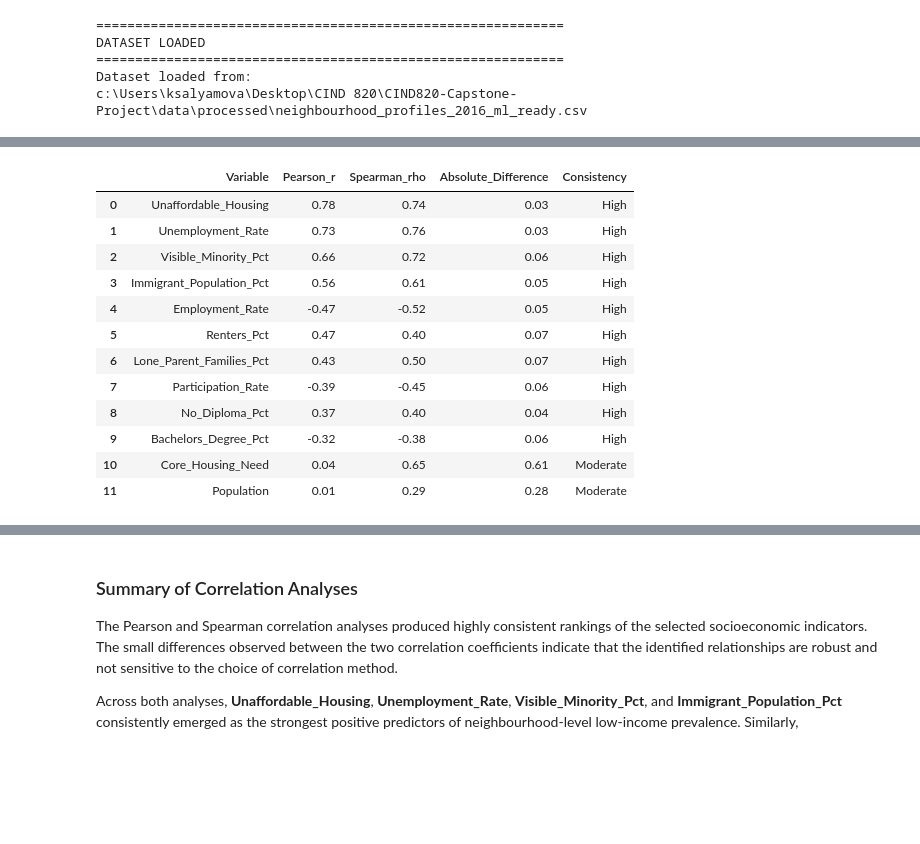
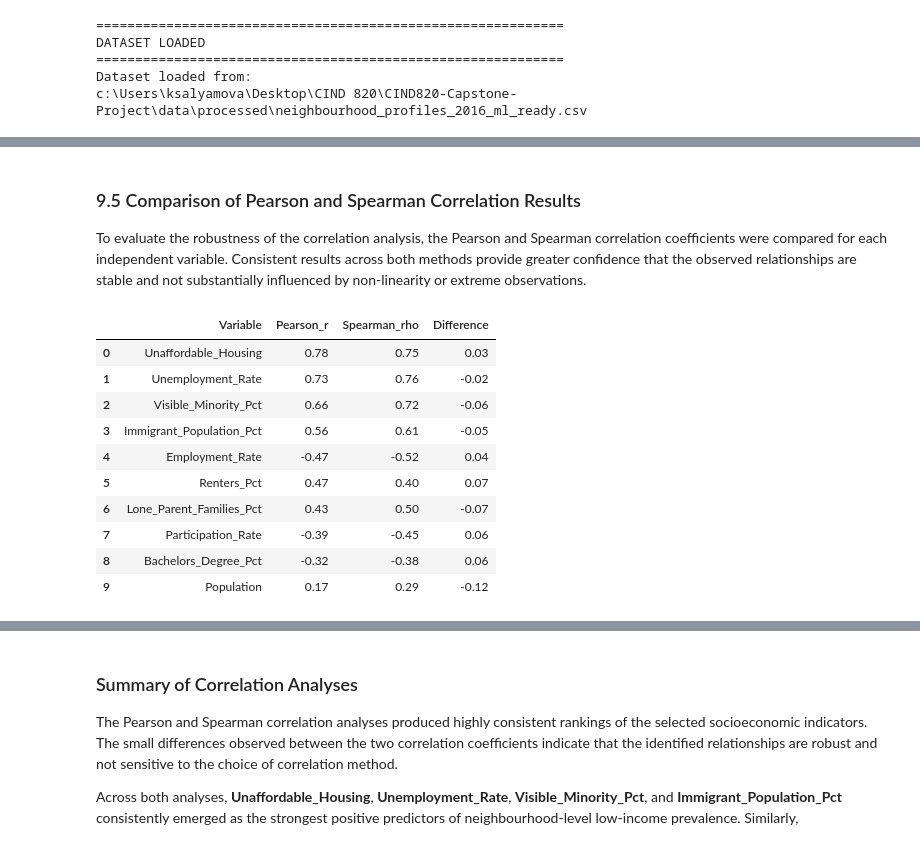
Before and after one commit to ksalyamova/CIND820-Capstone-Project, a Jupyter notebook: notebooks/01_2016_dataset/02_Feature_Relationship_Analysis.ipynb, the cells around one changed output, grey strips where cells are left out. Saved outputs shown, nothing was run; the diff lists cells and outputs as text; code cells hidden in the pictures; blank space fills up the shorter version.

```diff
--- a/notebooks/01_2016_dataset/02_Feature_Relationship_Analysis.ipynb
+++ b/notebooks/01_2016_dataset/02_Feature_Relationship_Analysis.ipynb
@@ -262,0 +242,12 @@ These normalized variables will be used throughout the remainder of the statisti
+# %%
+# Replace count-based variables with percentage-based variables
+
+df = df.drop(columns=[
+    "Bachelors_Degree",
+    "No_Diploma",
+    "Immigrant_Population",
+    "Visible_Minority",
+    "Renters",
+    "Lone_Parent_Families"])
+
+print(df.columns)
@@ -322,5 +311,5 @@ The resulting correlation coefficients provide quantitative evidence for identif
 # %%
-# Variables for Correlation Analysis
+# Create DataFrame for Feature Relationship Analysis
 
 correlation_df = df[
     [
@@ -329,12 +318,14 @@ correlation_df = df[
         "Employment_Rate",
         "Unemployment_Rate",
         "Bachelors_Degree_Pct",
-        "No_Diploma_Pct",
+        "Visible_Minority_Pct",
         "Immigrant_Population_Pct",
-        "Visible_Minority_Pct",
         "Renters_Pct",
-        "Core_Housing_Need",
+        "Lone_Parent_Families_Pct",
         "Unaffordable_Housing",
-        "Lone_Parent_Families_Pct",
         "Low_Income_AfterTax_Pct"
-    ]]
+    ]
+].copy()
+
+print(f"Correlation DataFrame Shape: {correlation_df.shape}")
+display(correlation_df.head())
@@ -605,39 +568,35 @@ display(
+# %% [markdown]
+### 9.5 Comparison of Pearson and Spearman Correlation Results
+
+To evaluate the robustness of the correlation analysis, the Pearson and Spearman correlation coefficients were compared for each independent variable. Consistent results across both methods provide greater confidence that the observed relationships are stable and not substantially influenced by non-linearity or extreme observations.
 # %%
-# Pearson vs Spearman Comparison
+# Compare Pearson and Spearman Correlation Results
 
 comparison = (
-    pearson_results[["Variable", "Pearson_r"]]
-    .merge(
-        spearman_results[["Variable", "Spearman_rho"]],
-        on="Variable"    ))
+    pearson_results[["Variable", "Pearson_r"]].merge(spearman_results[["Variable", "Spearman_rho"]], on="Variable" ))
 
-comparison["Absolute_Difference"] = (
-    comparison["Pearson_r"] - comparison["Spearman_rho"]
-).abs()
-
-comparison["Consistency"] = comparison["Absolute_Difference"].apply(
-    lambda x: "High" if x < 0.10 else "Moderate")
+comparison["Difference"] = (
+    comparison["Pearson_r"] -
+    comparison["Spearman_rho"]).round(3)
 
 comparison = comparison.sort_values(
     by="Pearson_r",
-    key=lambda s: s.abs(),
+    key=lambda x: x.abs(),
     ascending=False)
 
 display(comparison.round(3))
 # %% [output]
-|  | Variable | Pearson_r | Spearman_rho | Absolute_Difference | Consistency |
-| 0 | Unaffordable_Housing | 0.78 | 0.74 | 0.03 | High |
-| 1 | Unemployment_Rate | 0.73 | 0.76 | 0.03 | High |
-| 2 | Visible_Minority_Pct | 0.66 | 0.72 | 0.06 | High |
-| 3 | Immigrant_Population_Pct | 0.56 | 0.61 | 0.05 | High |
-| 4 | Employment_Rate | -0.47 | -0.52 | 0.05 | High |
-| 5 | Renters_Pct | 0.47 | 0.40 | 0.07 | High |
-| 6 | Lone_Parent_Families_Pct | 0.43 | 0.50 | 0.07 | High |
-| 7 | Participation_Rate | -0.39 | -0.45 | 0.06 | High |
-| 8 | No_Diploma_Pct | 0.37 | 0.40 | 0.04 | High |
-| 9 | Bachelors_Degree_Pct | -0.32 | -0.38 | 0.06 | High |
-| 10 | Core_Housing_Need | 0.04 | 0.65 | 0.61 | Moderate |
-| 11 | Population | 0.01 | 0.29 | 0.28 | Moderate |
+|  | Variable | Pearson_r | Spearman_rho | Difference |
+| 0 | Unaffordable_Housing | 0.78 | 0.75 | 0.03 |
+| 1 | Unemployment_Rate | 0.73 | 0.76 | -0.02 |
+| 2 | Visible_Minority_Pct | 0.66 | 0.72 | -0.06 |
+| 3 | Immigrant_Population_Pct | 0.56 | 0.61 | -0.05 |
+| 4 | Employment_Rate | -0.47 | -0.52 | 0.04 |
+| 5 | Renters_Pct | 0.47 | 0.40 | 0.07 |
+| 6 | Lone_Parent_Families_Pct | 0.43 | 0.50 | -0.07 |
+| 7 | Participation_Rate | -0.39 | -0.45 | 0.06 |
+| 8 | Bachelors_Degree_Pct | -0.32 | -0.38 | 0.06 |
+| 9 | Population | 0.17 | 0.29 | -0.12 |
 # %% [markdown]
 ### Interpretation
 
```
Also changed, not shown: parts of 52 cells of this notebook, 28 other files.
